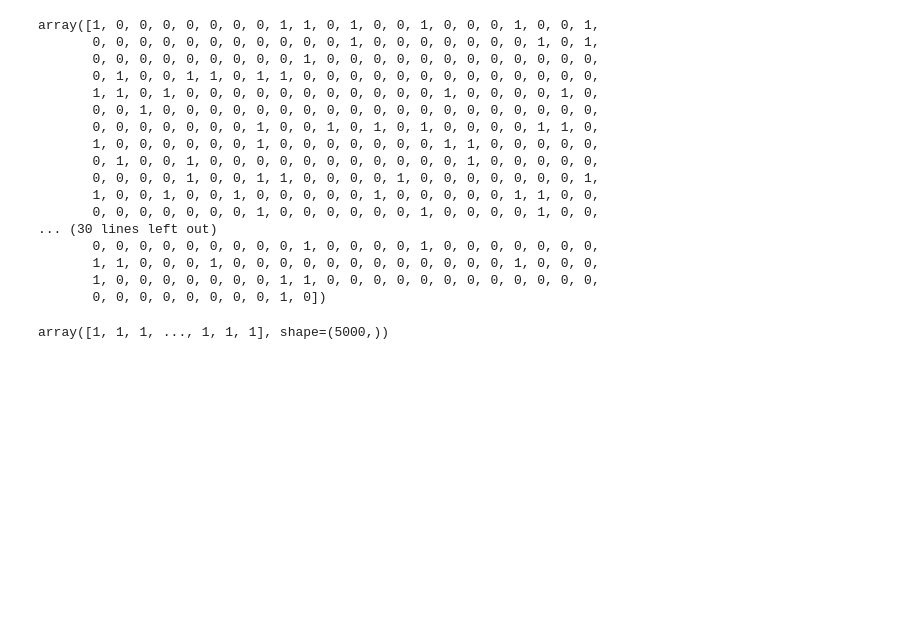
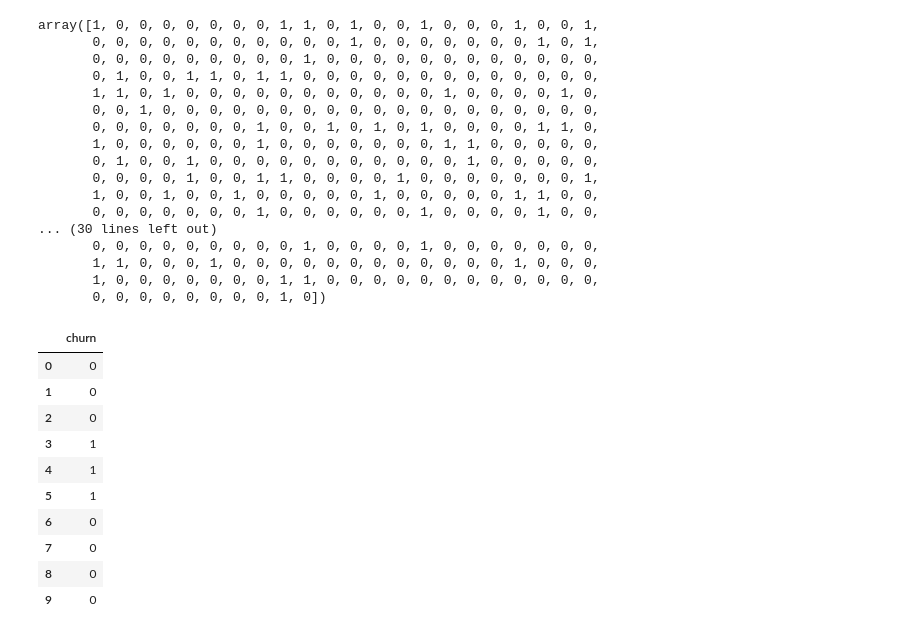
Before and after one commit to ludymisc/ML-beginner-overview, a Jupyter notebook: 2_logistic_regression/main.ipynb, the cells around one changed output. Drawn from its saved outputs; the diff is of its cells as text; code cells hidden in the pictures; blank space fills up the shorter version.

```diff
--- a/2_logistic_regression/main.ipynb
+++ b/2_logistic_regression/main.ipynb
@@ -67,7 +67,19 @@ array([1, 0, 0, 0, 0, 0, 0, 0, 1, 1, 0, 1, 0, 0, 1, 0, 0, 0, 1, 0, 0, 1,
        0, 0, 0, 0, 0, 0, 0, 0, 1, 0])
 # %%
 Xt = pd.read_csv('test.csv')
-alt = model.predict(Xt)
-alt
+Xt_scaled = scaler.transform(Xt)
+alt = model.predict(Xt_scaled)
+dff = pd.DataFrame(alt, columns=['churn'])
+dff.head(10)
 # %% [output]
-array([1, 1, 1, ..., 1, 1, 1], shape=(5000,))
+|  | churn |
+| 0 | 0 |
+| 1 | 0 |
+| 2 | 0 |
+| 3 | 1 |
+| 4 | 1 |
+| 5 | 1 |
+| 6 | 0 |
+| 7 | 0 |
+| 8 | 0 |
+| 9 | 0 |
```
